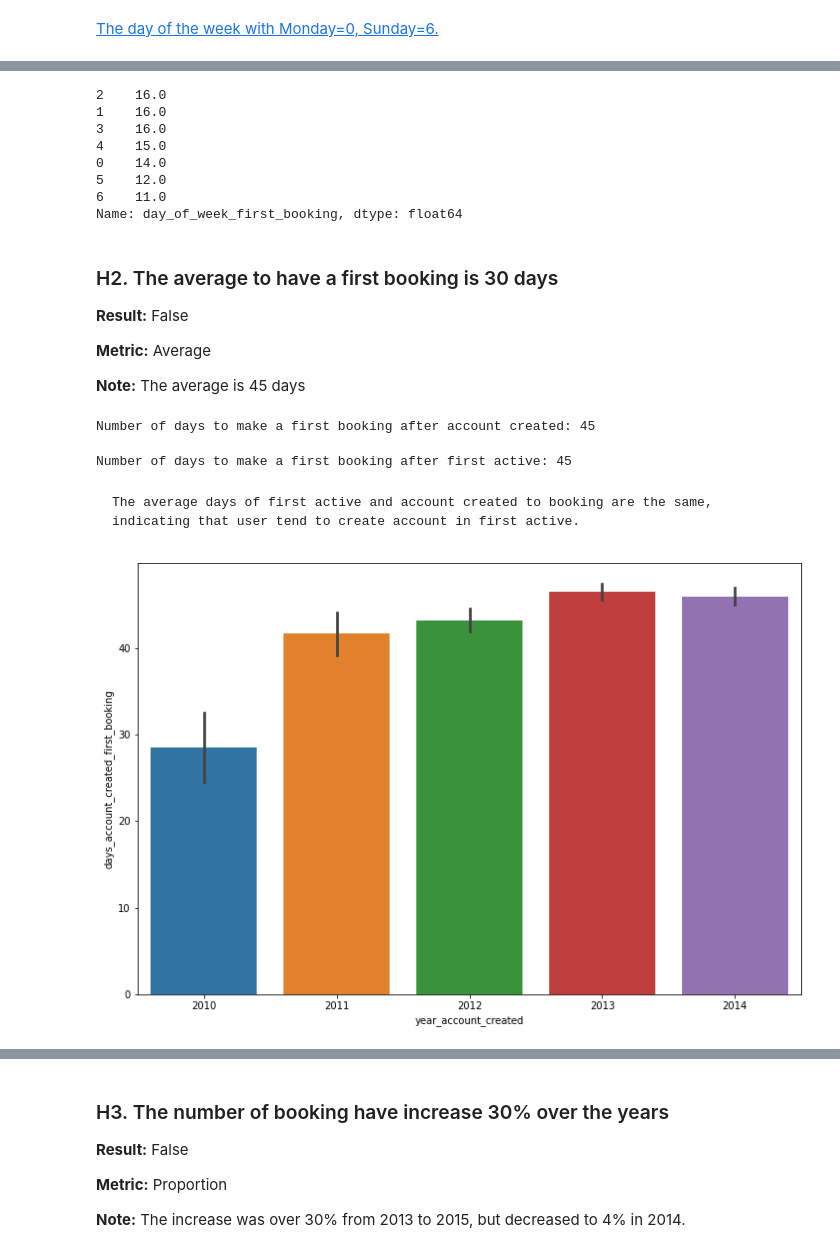
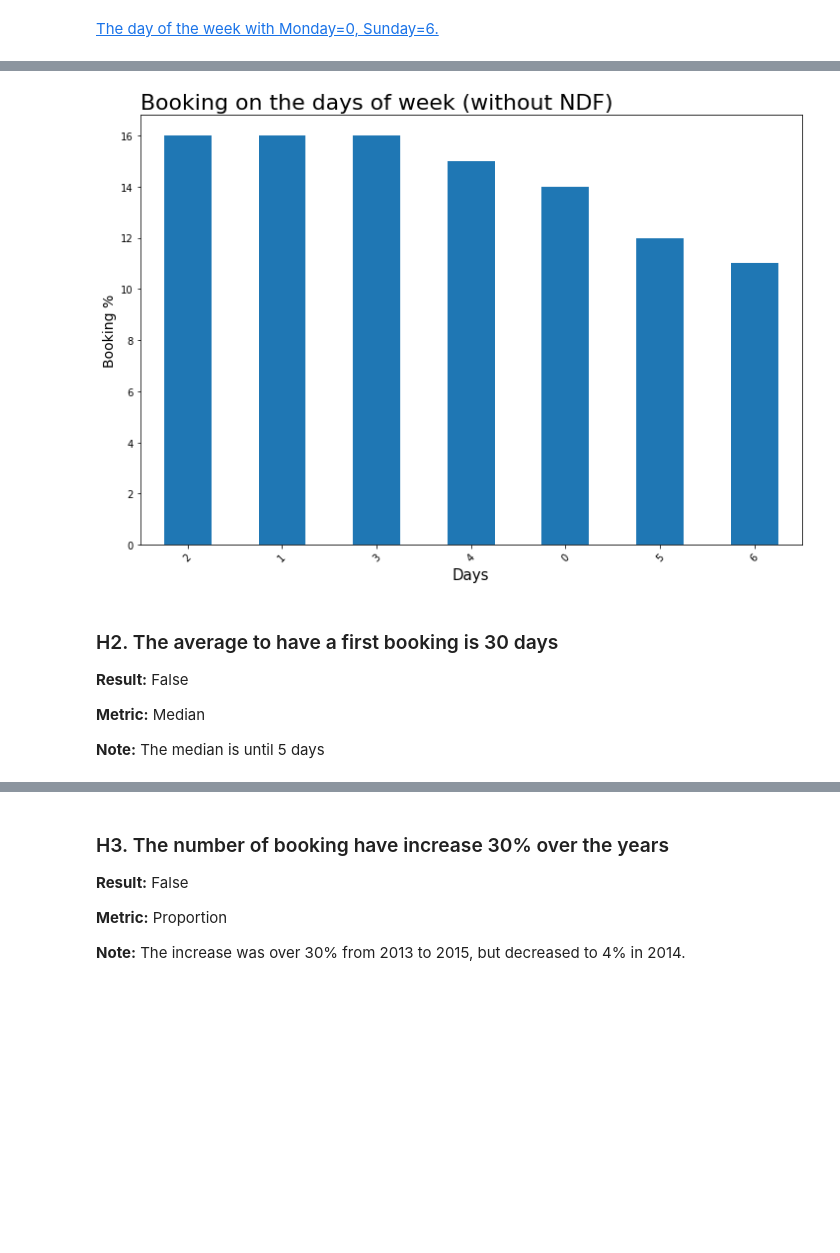
Before and after one commit to MarcosRMG/pa000_airbnb, a Jupyter notebook: notebooks/airbnb.ipynb, the cells around one changed output, grey strips where cells are left out. Cells and saved outputs as stored; diff of their text form; code cells hidden in the pictures; blank space fills up the shorter version.

```diff
--- a/notebooks/airbnb.ipynb
+++ b/notebooks/airbnb.ipynb
@@ -520,37 +552,14 @@ Name: day_of_week_first_booking, dtype: float64
 # %%
-round(df5[df5['country_destination'] != 'NDF']['day_of_week_first_booking'].value_counts(normalize=True) * 100)
+plt.figure(figsize=(12, 8))
+round(df5[df5['country_destination'] != 'NDF']['day_of_week_first_booking'].value_counts(normalize=True) * 100).plot(kind='bar')
+graph_info_cat('Booking on the days of week (without NDF)', 'Days', 'Booking %', 45)
 # %% [output]
-2    16.0
-1    16.0
-3    16.0
-4    15.0
-0    14.0
-5    12.0
-6    11.0
-Name: day_of_week_first_booking, dtype: float64
+[figure, added]
 # %% [markdown]
 ### H2. The average to have a first booking is 30 days
 
    **Result:** False
 
-   **Metric:** Average
+   **Metric:** Median
 
-   **Note:** The average is 45 days
+   **Note:** The median is until 5 days
-# %%
-_ = round(df5[df5['country_destination'] != 'NDF']['days_account_created_first_booking'].mean())
-print(f'Number of days to make a first booking after account created: {_}')
-# %% [output]
-Number of days to make a first booking after account created: 45
-# %%
-_ = round(df5[df5['country_destination'] != 'NDF']['days_first_active_to_booking'].mean())
-print(f'Number of days to make a first booking after first active: {_}')
-# %% [output]
-Number of days to make a first booking after first active: 45
-# %% [markdown]
-    The average days of first active and account created to booking are the same, indicating that user tend to create account in first active.
-# %%
-plt.figure(figsize=(12, 8))
-sns.barplot(x='year_account_created', y='days_account_created_first_booking', data=df5[df5['country_destination'] != 'NDF'])
-plt.show()
-# %% [output]
-[figure, removed]
```
Also changed, not shown: parts of 7 cells of this notebook.
